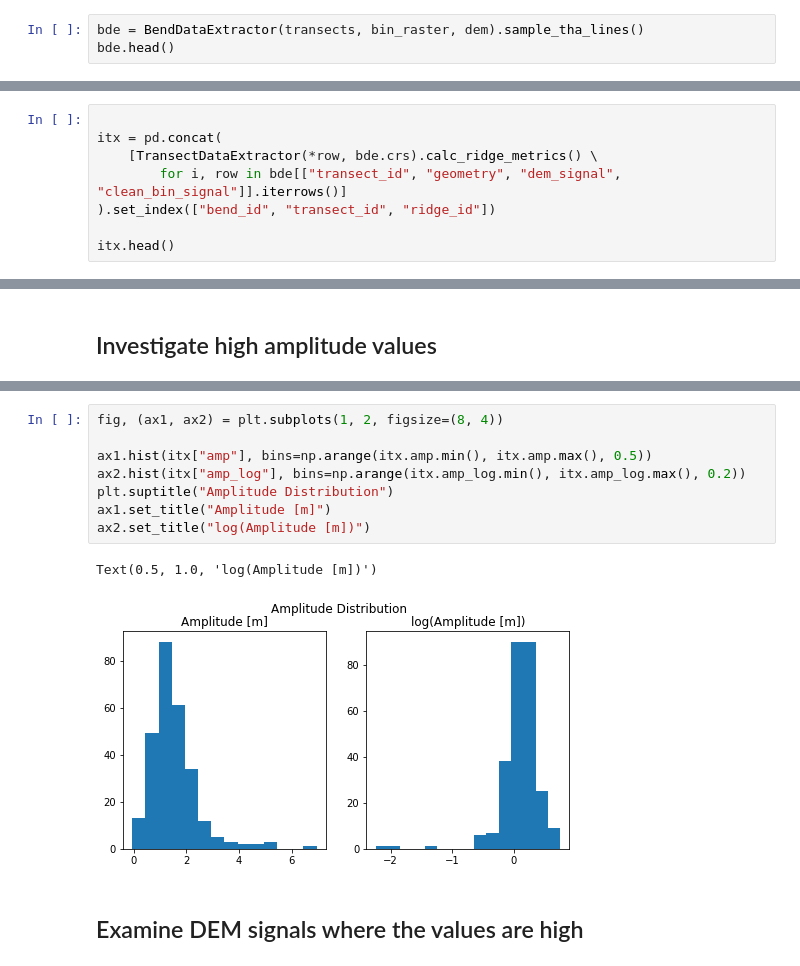
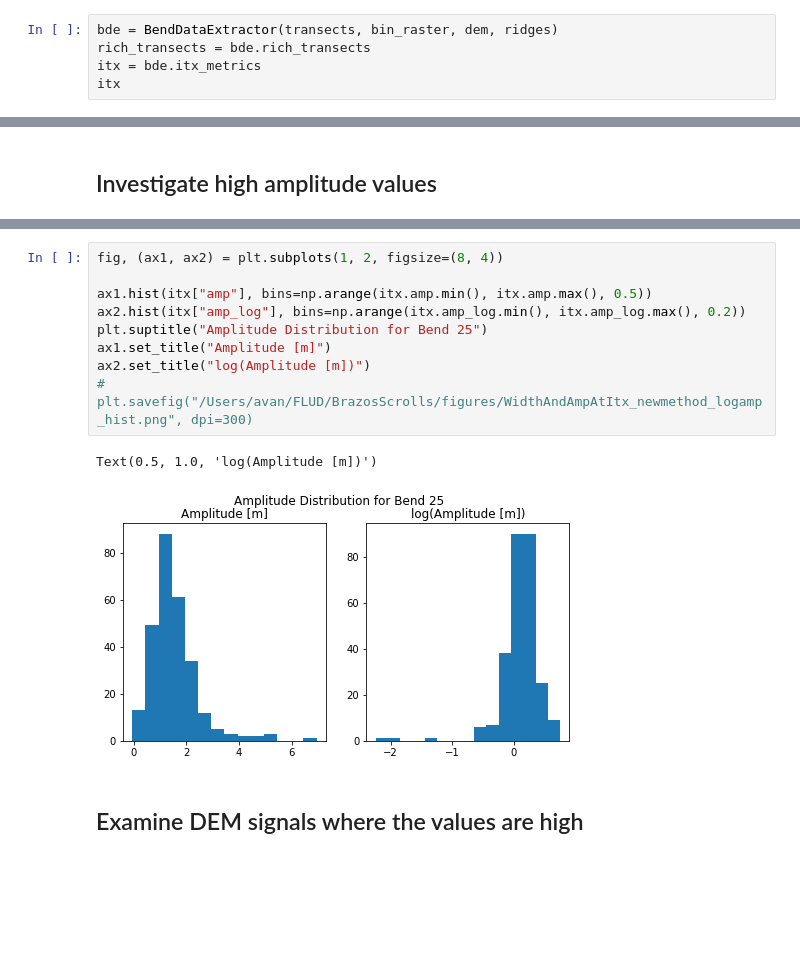
Before and after one commit to tamu-edu/scrollstats, a Jupyter notebook: RidgeMetricDevelopment.ipynb, the cells around one changed output, grey strips where cells are left out. Drawn from its saved outputs; the diff is of its cells as text; blank space fills up the shorter version.

Commit message:
cleaned up nb with new imports

```diff
--- a/RidgeMetricDevelopment.ipynb
+++ b/RidgeMetricDevelopment.ipynb
@@ -511,6 +54,8 @@ class RidgeDataExtractor:
 # %% [markdown]
 ## Extract data along transects
 # %%
-bde = BendDataExtractor(transects, bin_raster, dem).sample_tha_lines()
-bde.head()
+bde = BendDataExtractor(transects, bin_raster, dem, ridges)
+rich_transects = bde.rich_transects
+itx = bde.itx_metrics
+itx
 # %% [output]
@@ -523,8 +75,0 @@ bde.head()
-# %%
-
-itx = pd.concat(
-    [TransectDataExtractor(*row, bde.crs).calc_ridge_metrics() \
-        for i, row in bde[["transect_id", "geometry", "dem_signal", "clean_bin_signal"]].iterrows()]
-).set_index(["bend_id", "transect_id", "ridge_id"])
-
-itx.head()
@@ -586,14 +123,15 @@ plt.savefig("/Users/avan/FLUD/BrazosScrolls/figures/WidthAndAmpAtItx_newmethod_l
 # %%
 fig, (ax1, ax2) = plt.subplots(1, 2, figsize=(8, 4))
 
 ax1.hist(itx["amp"], bins=np.arange(itx.amp.min(), itx.amp.max(), 0.5))
 ax2.hist(itx["amp_log"], bins=np.arange(itx.amp_log.min(), itx.amp_log.max(), 0.2))
-plt.suptitle("Amplitude Distribution")
+plt.suptitle("Amplitude Distribution for Bend 25")
 ax1.set_title("Amplitude [m]")
 ax2.set_title("log(Amplitude [m])")
+# plt.savefig("/Users/avan/FLUD/BrazosScrolls/figures/WidthAndAmpAtItx_newmethod_logamp_hist.png", dpi=300)
 # %% [output]
 Text(0.5, 1.0, 'log(Amplitude [m])')
-[figure, old version]
+[figure, new version]
 # %% [markdown]
 ## Examine DEM signals where the values are high
 # %%
```
Also changed, not shown: parts of 24 cells of this notebook.
